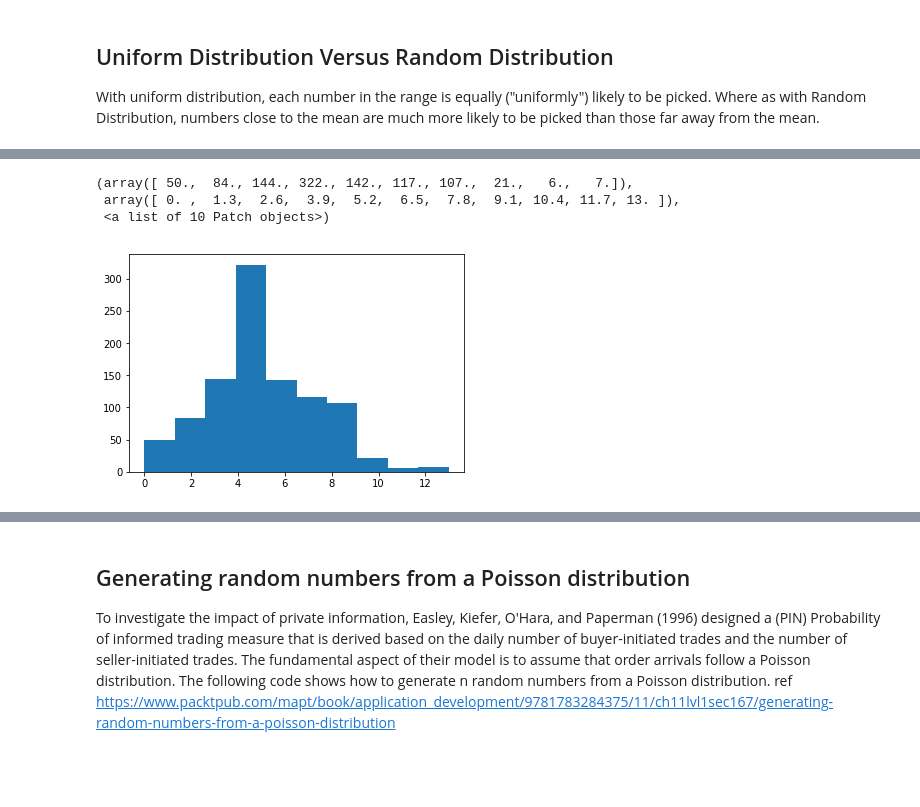
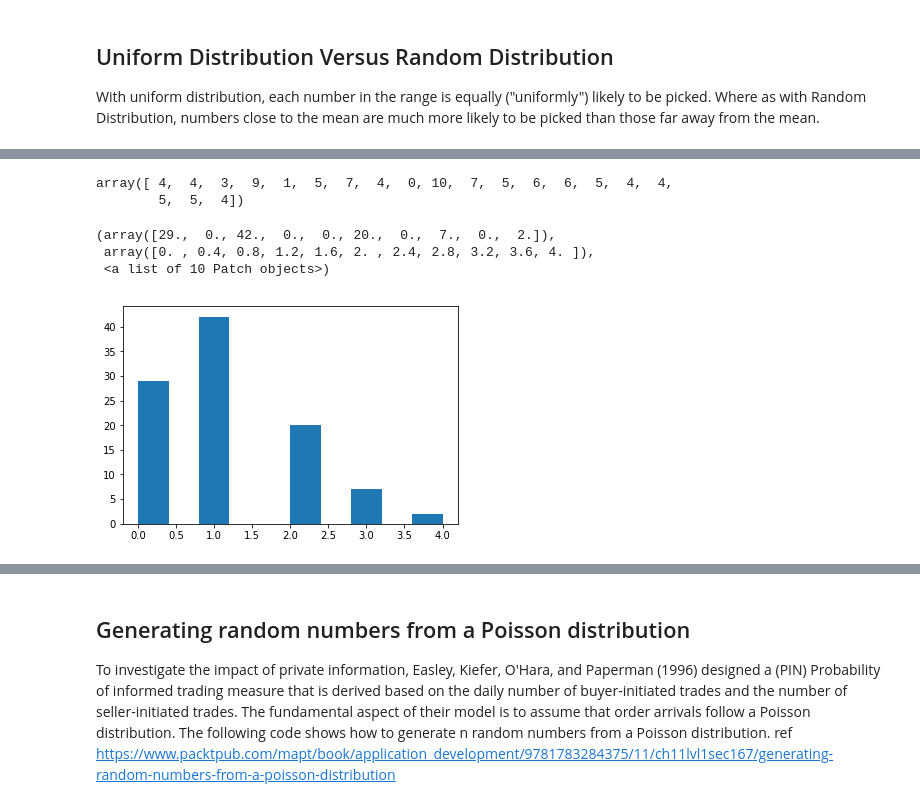
Before and after one commit to ClaireDrummond/Programming-for-Data-Analytics, a Jupyter notebook: Programming-for-Data-Analytics.ipynb, the cells around one changed output, grey strips where cells are left out. Drawn from its saved outputs; the diff is of its cells as text; code cells hidden in the pictures; blank space fills up the shorter version.

```diff
--- a/Programming-for-Data-Analytics.ipynb
+++ b/Programming-for-Data-Analytics.ipynb
@@ -341,9 +370,14 @@ The Poisson distribution is the discrete probability distribution of the number
+# %%
+x = np.random.poisson(5, 20)
+x
+# %% [output]
+array([ 4,  4,  3,  9,  1,  5,  7,  4,  0, 10,  7,  5,  6,  6,  5,  4,  4,
+        5,  5,  4])
 # %%
-
-x=np.random.poisson(5, 1000)
+x =np.random.poisson(1, 100)
 plt.hist(x)
 # %% [output]
-(array([ 50.,  84., 144., 322., 142., 117., 107.,  21.,   6.,   7.]),
- array([ 0. ,  1.3,  2.6,  3.9,  5.2,  6.5,  7.8,  9.1, 10.4, 11.7, 13. ]),
+(array([29.,  0., 42.,  0.,  0., 20.,  0.,  7.,  0.,  2.]),
+ array([0. , 0.4, 0.8, 1.2, 1.6, 2. , 2.4, 2.8, 3.2, 3.6, 4. ]),
  <a list of 10 Patch objects>)
-[figure, old version]
+[figure, new version]
```
Also changed, not shown: parts of 38 cells of this notebook, 1 other file.
